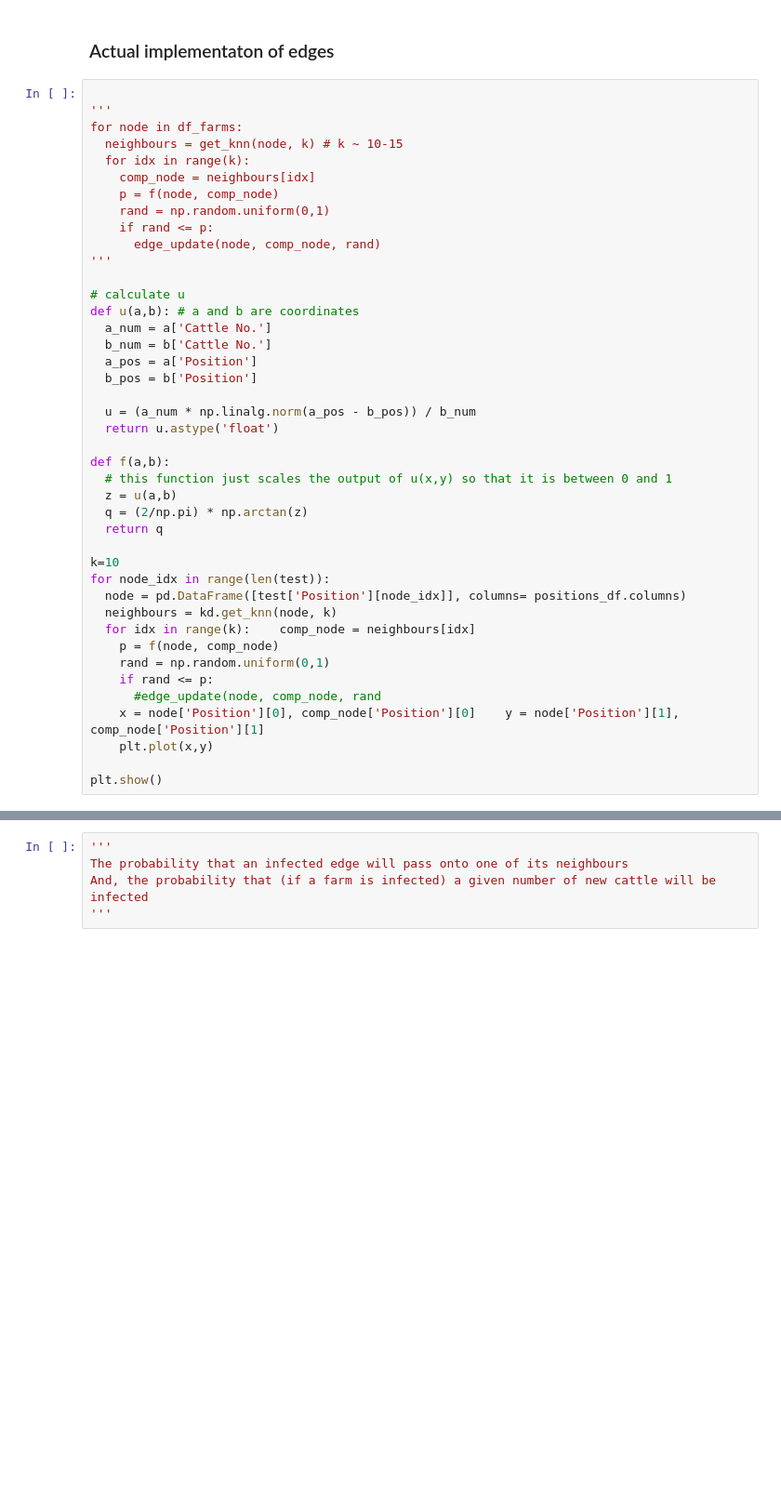
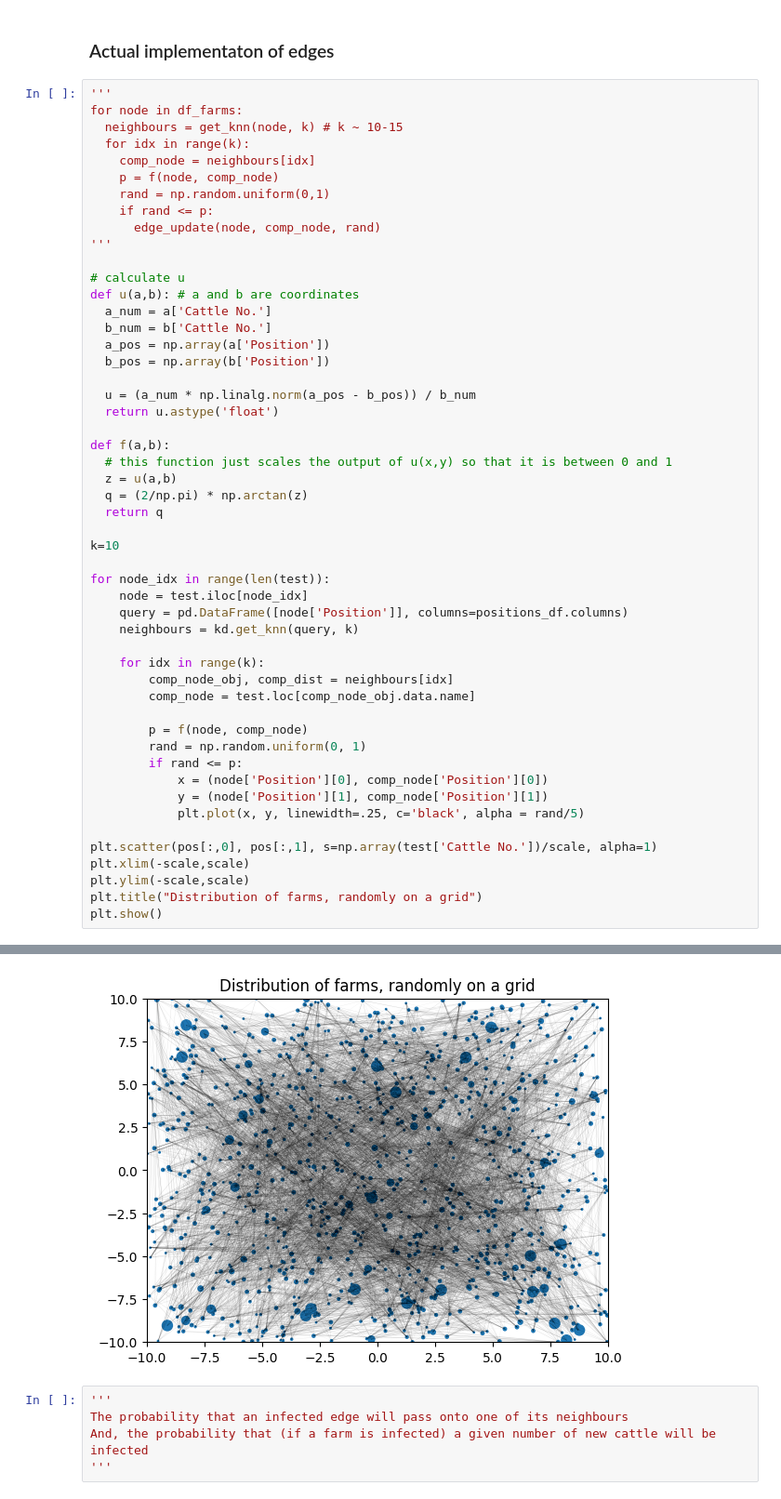
Before and after one commit to r-okotie179/projectTantalus, a Jupyter notebook: synthetic_disease_outbreak.ipynb, the cells around one changed output, grey strips where cells are left out. Shown at 93% size. Saved outputs shown, nothing was run; the diff lists cells and outputs as text; blank space fills up the shorter version.

Commit message:
now I will move onto storing edge wieghts, and modelling the spread of a disease in this network

```diff
--- a/synthetic_disease_outbreak.ipynb
+++ b/synthetic_disease_outbreak.ipynb
@@ -325,7 +325,6 @@ Now this has done, I can return to the creation of edges (now that I know who my
 # %% [markdown]
 ### Actual implementaton of edges
 # %%
-
 '''
 for node in df_farms:
   neighbours = get_knn(node, k) # k ~ 10-15
@@ -341,8 +340,8 @@ for node in df_farms:
 def u(a,b): # a and b are coordinates
   a_num = a['Cattle No.']
   b_num = b['Cattle No.']
-  a_pos = a['Position']
-  b_pos = b['Position']
+  a_pos = np.array(a['Position'])
+  b_pos = np.array(b['Position'])
 
   u = (a_num * np.linalg.norm(a_pos - b_pos)) / b_num
   return u.astype('float')
@@ -354,16 +353,26 @@ def f(a,b):
   return q
 
 k=10
+
 for node_idx in range(len(test)):
-  node = pd.DataFrame([test['Position'][node_idx]], columns= positions_df.columns)
-  neighbours = kd.get_knn(node, k)
-  for idx in range(k):    comp_node = neighbours[idx]
-    p = f(node, comp_node)
-    rand = np.random.uniform(0,1)
-    if rand <= p:
-      #edge_update(node, comp_node, rand
-    x = node['Position'][0], comp_node['Position'][0]    y = node['Position'][1], comp_node['Position'][1]
-    plt.plot(x,y)
+    node = test.iloc[node_idx]
+    query = pd.DataFrame([node['Position']], columns=positions_df.columns)
+    neighbours = kd.get_knn(query, k)
 
+    for idx in range(k):
+        comp_node_obj, comp_dist = neighbours[idx]
+        comp_node = test.loc[comp_node_obj.data.name]
+
+        p = f(node, comp_node)
+        rand = np.random.uniform(0, 1)
+        if rand <= p:
+            x = (node['Position'][0], comp_node['Position'][0])
+            y = (node['Position'][1], comp_node['Position'][1])
+            plt.plot(x, y, linewidth=.25, c='black', alpha = rand/5)
+
+plt.scatter(pos[:,0], pos[:,1], s=np.array(test['Cattle No.'])/scale, alpha=1)
+plt.xlim(-scale,scale)
+plt.ylim(-scale,scale)
+plt.title("Distribution of farms, randomly on a grid")
 plt.show()
 # %% [output]
@@ -371,3 +379,4 @@ IndentationError: unexpected indent (1186156990.py, line 33)
+[figure, added]
 # %%
 '''
 The probability that an infected edge will pass onto one of its neighbours
```
Also changed, not shown: parts of 4 cells of this notebook.
